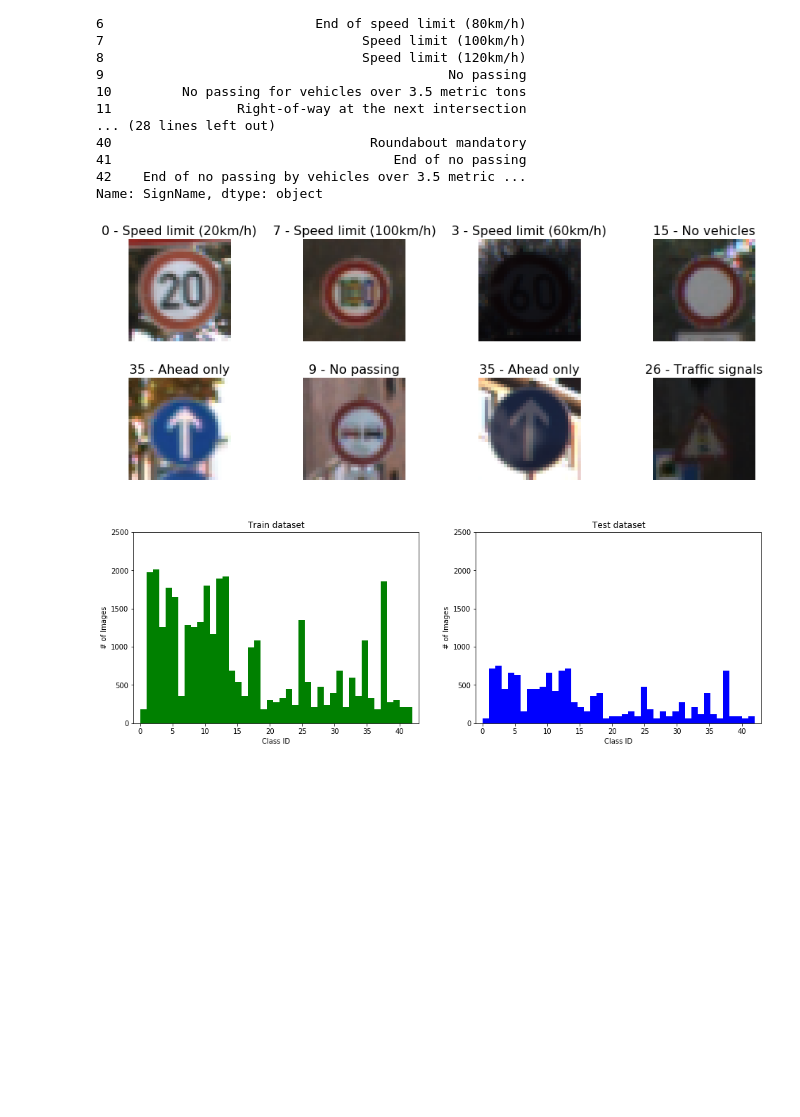
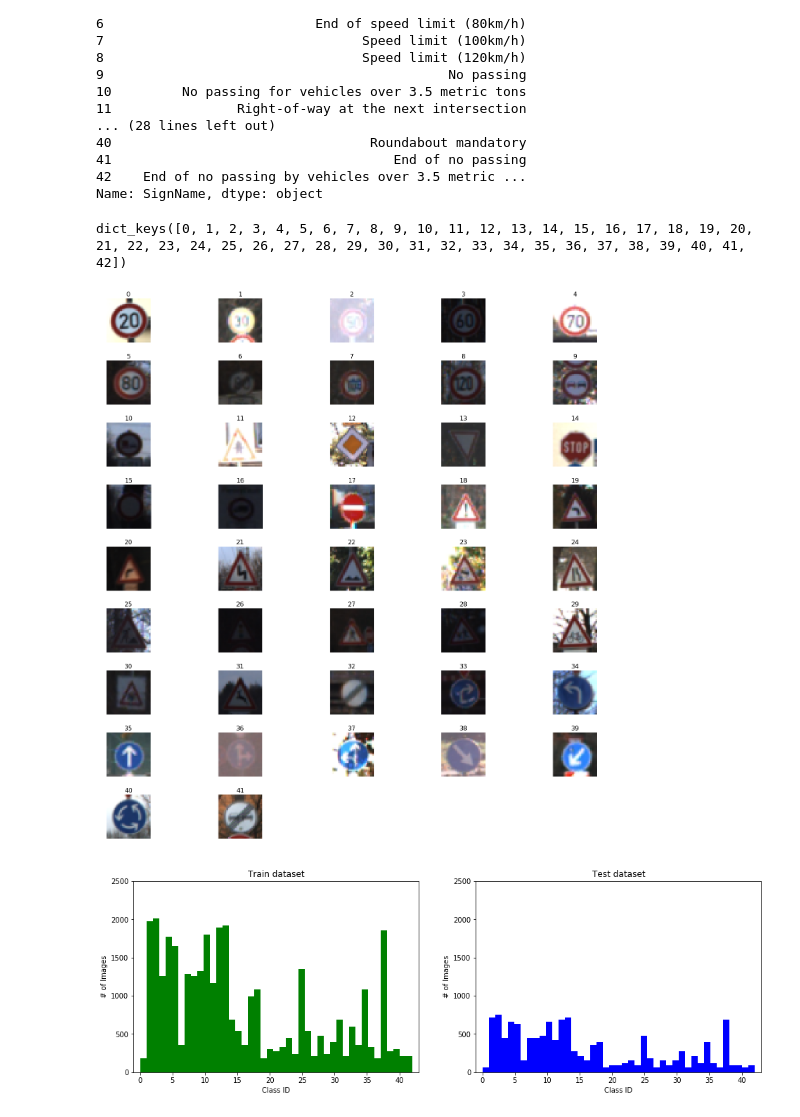
Before and after one commit to SiRi13/CarND-Traffic-Sign-Classifier-Project, a Jupyter notebook: Traffic_Sign_Classifier-CLAHE.ipynb, the cells around one changed output. Drawn from its saved outputs; the diff is of its cells as text; code cells hidden in the pictures; blank space fills up the shorter version.

Commit message:
adding new images; softmax; performance;

```diff
--- a/Traffic_Sign_Classifier-CLAHE.ipynb
+++ b/Traffic_Sign_Classifier-CLAHE.ipynb
@@ -124,23 +124,32 @@ signnames.SignName
 41                                    End of no passing
 42    End of no passing by vehicles over 3.5 metric ...
 Name: SignName, dtype: object
+# %%
+y_train_pd = pd.DataFrame(y_train, columns=['index'])
+# %%
+y_train_group = y_train_pd.groupby('index')
+y_train_group.groups.keys()
+# %% [output]
+dict_keys([0, 1, 2, 3, 4, 5, 6, 7, 8, 9, 10, 11, 12, 13, 14, 15, 16, 17, 18, 19, 20, 21, 22, 23, 24, 25, 26, 27, 28, 29, 30, 31, 32, 33, 34, 35, 36, 37, 38, 39, 40, 41, 42])
+# %%
+X_train_org = np.copy(X_train)
 # %%
-plt.figure(figsize=(12,5))
-for i in range(1,9):
+plt.figure(figsize=(20,20))
+for i in range(1,n_classes):
     # get random image from train set
-    index = random.randint(0, n_train)
-    image = X_train[index].squeeze()
+    index = y_train_group.groups.get(i-1)[np.random.randint(0, len(y_train_group.groups.get(i-1)))]
+    image = X_train_org[index].squeeze()
     # get label for image from signnames
-    label = "{} - {}".format(y_train[index], signnames.SignName[y_train[index]])
+    label = "{}".format(y_train[index])
     # create subplot
-    sub_plot = plt.subplot(2,4,i)
+    sub_plot = plt.subplot(9, 5, i)
     sub_plot.set_title(label,fontsize=16)
     sub_plot.axis('off')
     imgplot = plt.imshow(image)
 
 plt.tight_layout()
 # %% [output]
-[figure, old version]
+[figure, new version]
 # %%
 # Count of Images per Type in Train set
 fig = plt.figure(figsize=(16,5))
```
Also changed, not shown: parts of 16 cells of this notebook, 14 other files.
